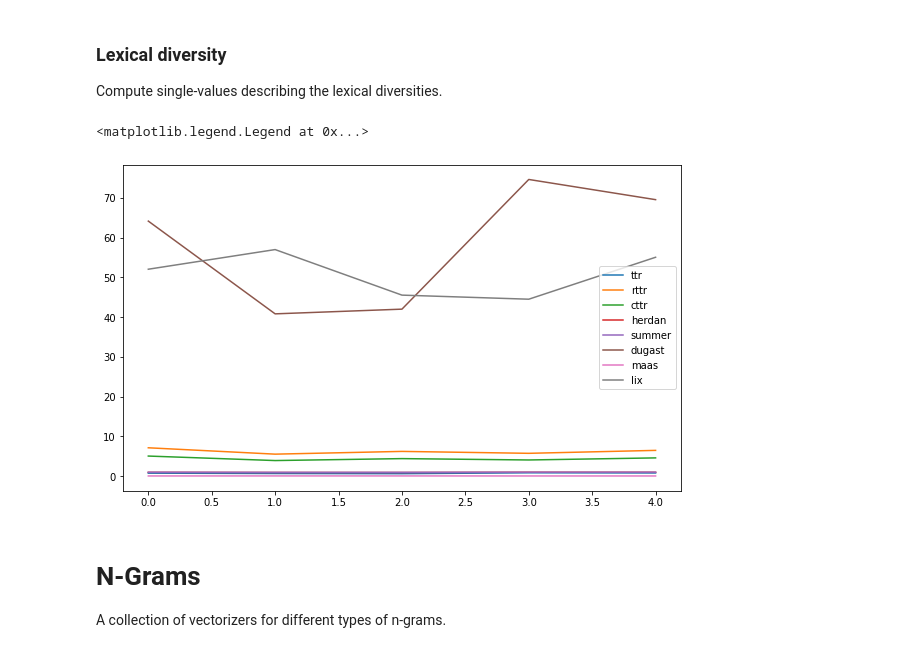
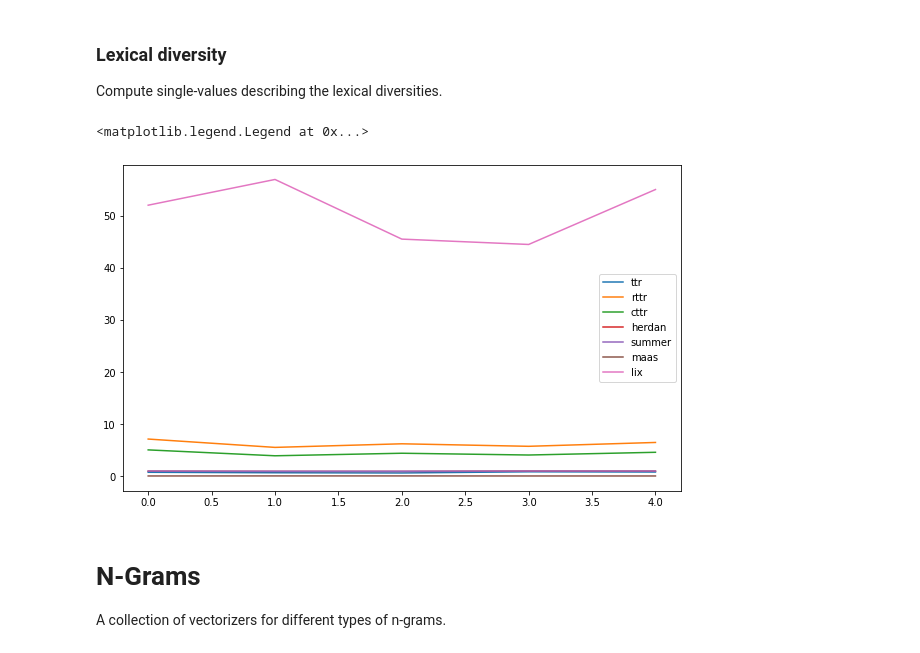
Before and after one commit to kroglkt/articlencoding, a Jupyter notebook: Authorship Attribution Feature Extraction.ipynb, the cells around one changed output. Drawn from its saved outputs; the diff is of its cells as text; code cells hidden in the pictures.

```diff
--- a/Authorship Attribution Feature Extraction.ipynb
+++ b/Authorship Attribution Feature Extraction.ipynb
@@ -37,3 +39,6 @@ train_corpus = ['This list has overlapping features with content features. For e
 test_corpus = ['I have been unable to generate numbers by the Bohr hypothesis, but given more time, I would have simulated multiple distributions following the formula and compare the peak locations to my fit results, by looking at their means and if plausible, perform a t- or z-test to compare. Perhaps using a Kolmogorov-Smirnov test on the entirety of the data would show if it matches only by the peaks or by the whole distribution.',
                "In recent years there have been an increasing interest in biometric identification. Various studies has been conducted aiming to detect individual or unique demographic traits. Results from recent studies have given reason to believe that the ability to predict demographic information using eye tracking is highly dependent on the stimulus. Based on this, this study performs a comparison using two datasets built on different stimulus: IQ tests and passive image viewing. This study found significant differences in the accuracy achieved on the two datasets using a Random Forest (RF) and Long-Short Term Memory network (LSTM) as classifiers. The random forest performed best with an accuracy of 0.85 on the passive image viewing dataset and 0.70 on the IQ dataset. Furthermore, we investigated the effect of using micro movements of the eye as features in the model, which has proven to be a useful feature in recent studies within biometric identification. Lastly, we report the classifiers' ability to perform task independent predictions of gender, using one dataset for training and another for testing. The result from this experiments was not satisfying and close to chance level. However, combining the dataset for training and testing resulted in the random forest having an overall accuracy on the combined dataset of 0.74.",
               ]
+# %%
+l = np.array(['her', 'er', ''])
+np.array(filter(None, l))
@@ -50,7 +57,7 @@ def split_words(text):
     text = text.lower()
     string = np.array(text.split(), dtype=str)
     no_dot = np.array([remove_dots(x) for x in string])
-    return no_dot
+    return np.array(list(filter(None, no_dot)))
 
 def get_sentence_lengths(text):
     '''Returns dictionary with sentence lengh in chars and words'''
@@ -165,28 +207,26 @@ def lexical_diversities(text):
 # %%
 stats = [lexical_diversities(x) for x in train_corpus]
 
 ttr = [x['ttr'] for x in stats]
 rttr = [x['rttr'] for x in stats]
 cttr = [x['cttr'] for x in stats]
 herdan = [x['herdan'] for x in stats]
 summer = [x['summer'] for x in stats]
-dugast = [x['dugast'] for x in stats]
 maas = [x['maas'] for x in stats]
 lix = [x['lix'] for x in stats]
 
 fig = plt.figure(figsize=(10,6))
 plt.plot(ttr, label='ttr')
 plt.plot(rttr, label='rttr')
 plt.plot(cttr, label='cttr')
 plt.plot(herdan, label='herdan')
 plt.plot(summer, label='summer')
-plt.plot(dugast, label='dugast')
 plt.plot(maas, label='maas')
 plt.plot(lix, label='lix')
 plt.legend()
 # %% [output]
 <matplotlib.legend.Legend at 0x...>
-[figure, old version]
+[figure, new version]
 # %% [markdown]
 # N-Grams
 A collection of vectorizers for different types of n-grams.
```
Also changed, not shown: parts of 20 cells of this notebook.
